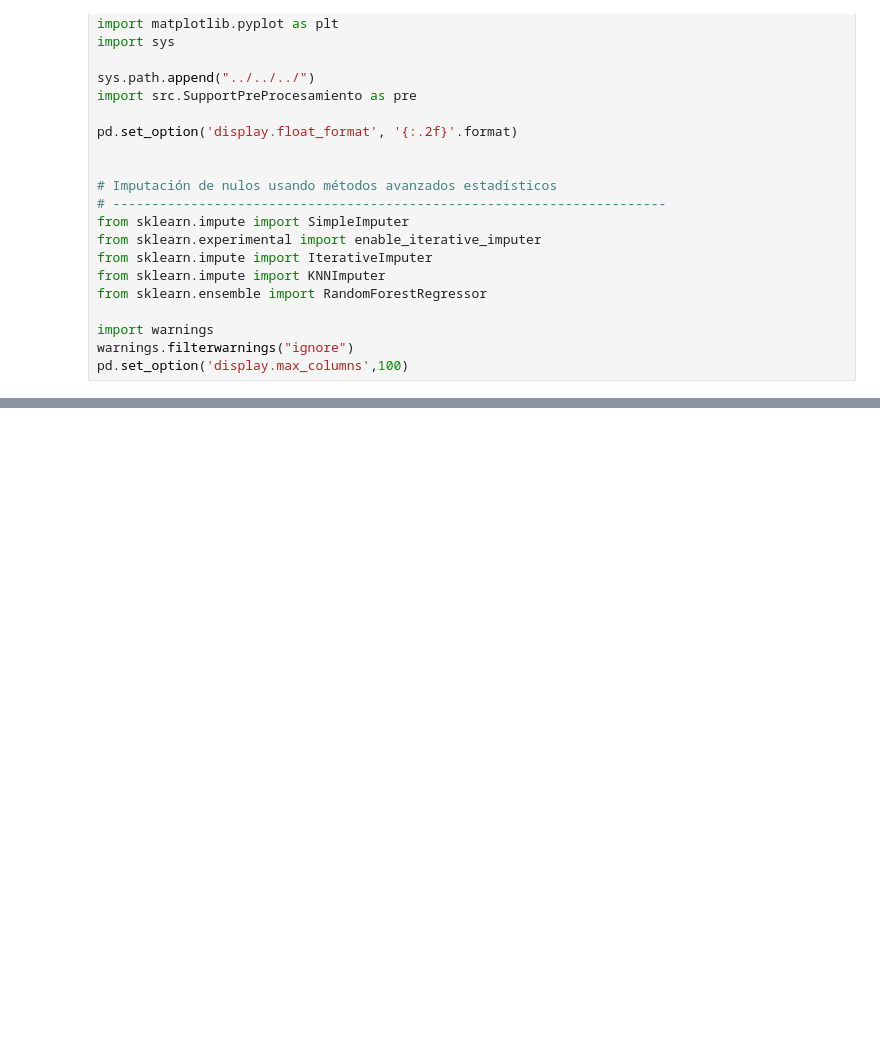
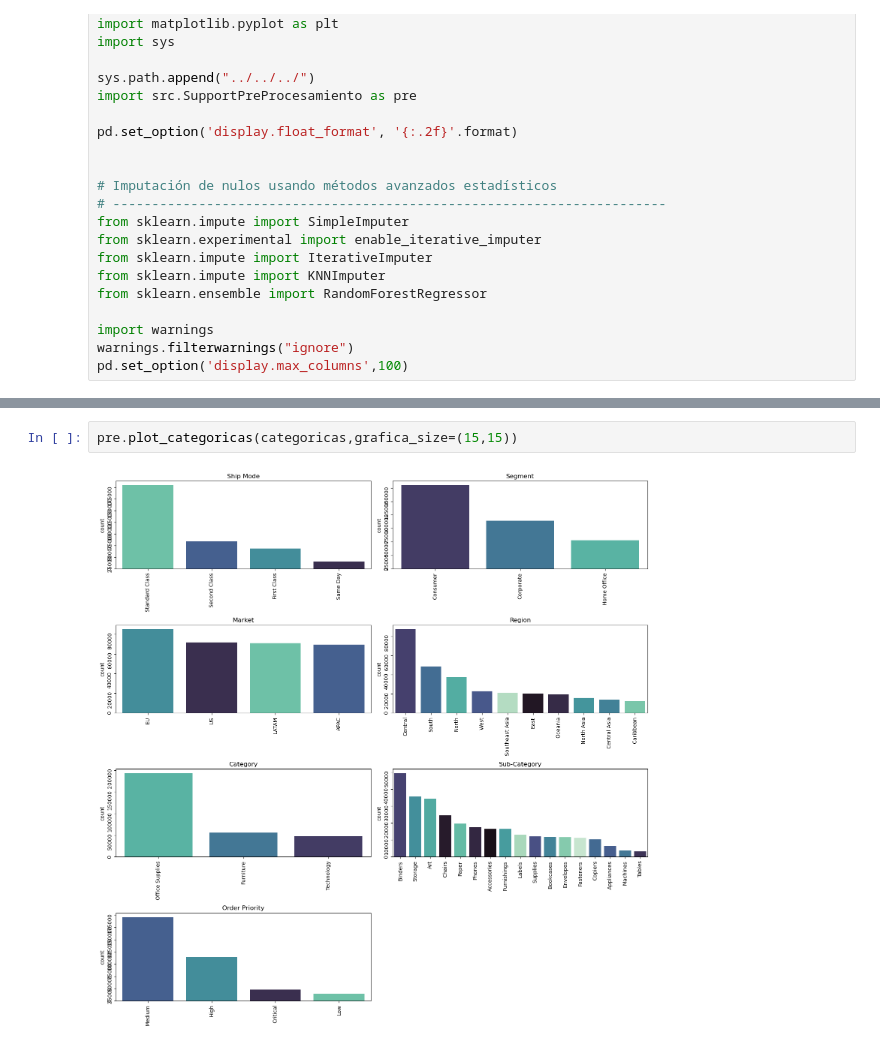
Before and after one commit to apelsito/Proyecto9-Clustering, a Jupyter notebook: jupyter/Modelo 1/02_Regresion_Cluster_1/01_eda_y_preparacion_datos.ipynb, the cells around one changed output, grey strips where cells are left out. Saved outputs shown, nothing was run; the diff lists cells and outputs as text; blank space fills up the shorter version.

```diff
--- a/jupyter/Modelo 1/02_Regresion_Cluster_1/01_eda_y_preparacion_datos.ipynb
+++ b/jupyter/Modelo 1/02_Regresion_Cluster_1/01_eda_y_preparacion_datos.ipynb
@@ -35,0 +130,4 @@ df = pd.read_pickle("../../../datos/02_regresiones/")
+# %%
+pre.plot_categoricas(categoricas,grafica_size=(15,15))
+# %% [output]
+[figure, added]
```
Also changed, not shown: parts of 23 cells of this notebook, 11 other files.
